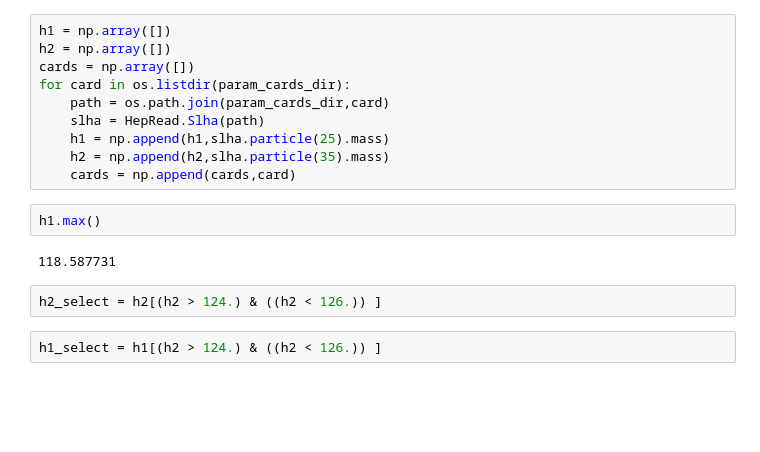
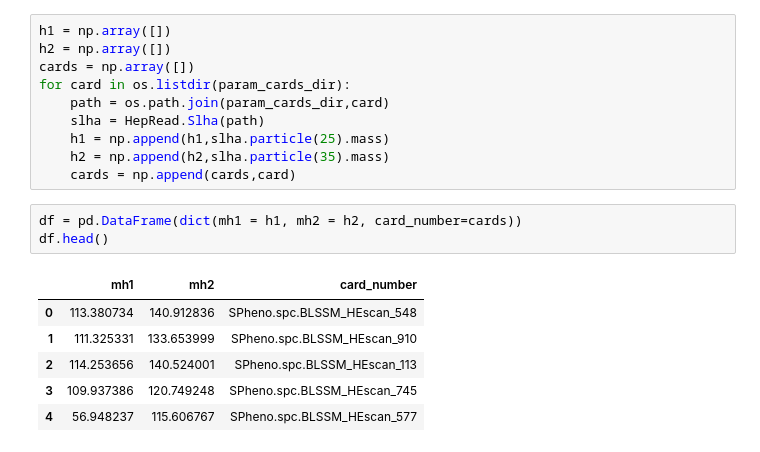
Before and after one commit to mjadiaz/BL-SSM, a Jupyter notebook: HepAid/BLSSM_analysis.ipynb, the cells around one changed output. Saved outputs shown, nothing was run; the diff lists cells and outputs as text; blank space fills up the shorter version.

```diff
--- a/HepAid/BLSSM_analysis.ipynb
+++ b/HepAid/BLSSM_analysis.ipynb
@@ -26,11 +26,13 @@ for card in os.listdir(param_cards_dir):
     h1 = np.append(h1,slha.particle(25).mass)
     h2 = np.append(h2,slha.particle(35).mass)
     cards = np.append(cards,card)
-# %%
-h1.max()
-# %% [output]
-118.587731
-# %%
-h2_select = h2[(h2 > 124.) & ((h2 < 126.)) ]
-# %%
-h1_select = h1[(h2 > 124.) & ((h2 < 126.)) ]
+# %%
+df = pd.DataFrame(dict(mh1 = h1, mh2 = h2, card_number=cards))
+df.head()
+# %% [output]
+|  | mh1 | mh2 | card_number |
+| 0 | 113.380734 | 140.912836 | SPheno.spc.BLSSM_HEscan_548 |
+| 1 | 111.325331 | 133.653999 | SPheno.spc.BLSSM_HEscan_910 |
+| 2 | 114.253656 | 140.524001 | SPheno.spc.BLSSM_HEscan_113 |
+| 3 | 109.937386 | 120.749248 | SPheno.spc.BLSSM_HEscan_745 |
+| 4 | 56.948237 | 115.606767 | SPheno.spc.BLSSM_HEscan_577 |
```
Also changed, not shown: parts of 5 cells of this notebook.
